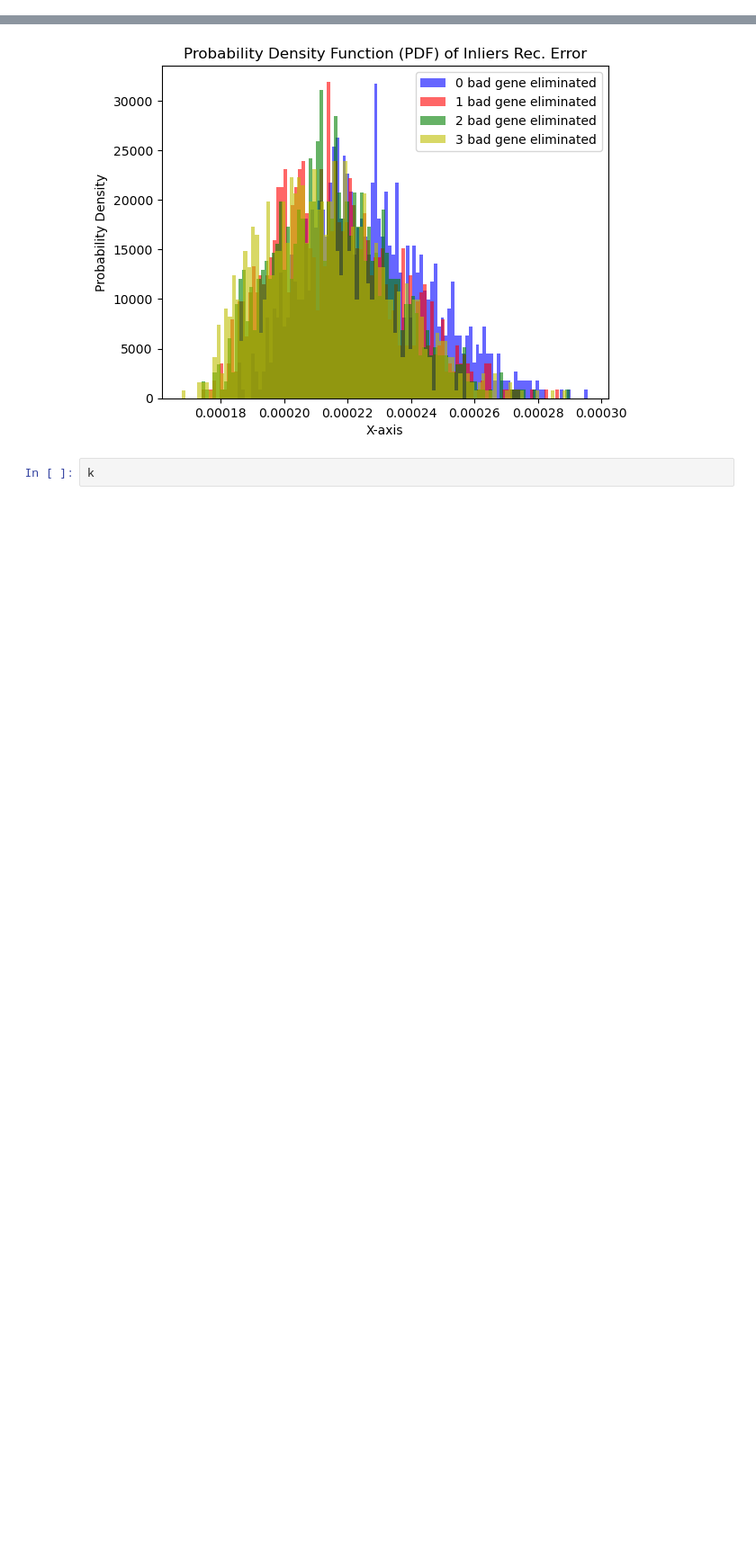
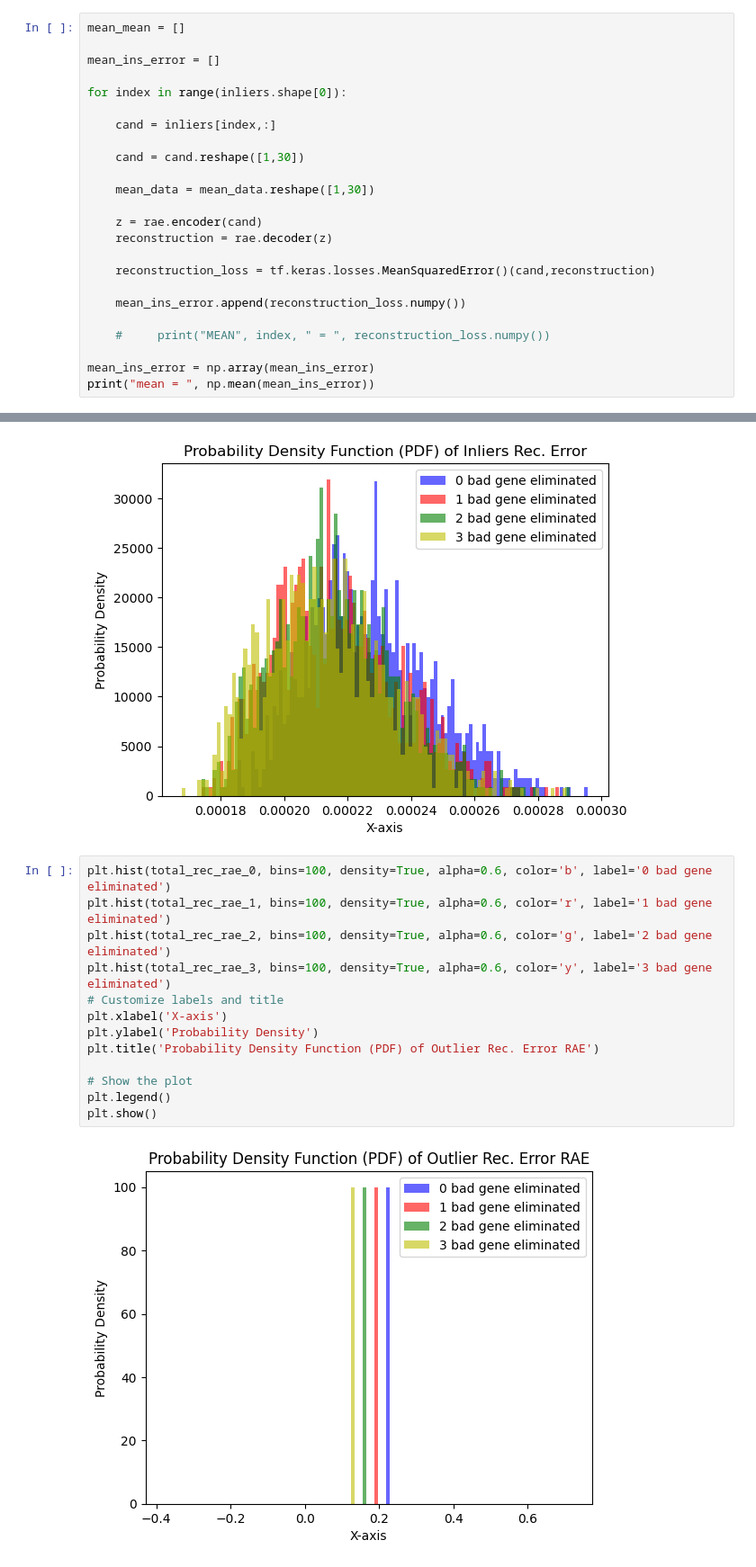
Before and after one commit to SMATousi/outlier_VAE, a Jupyter notebook: Dual_eq_Min.ipynb, the cells around one changed output, grey strips where cells are left out. Shown: that part at 90% size. Saved outputs shown, nothing was run; the diff lists cells and outputs as text; blank space fills up the shorter version.

```diff
--- a/Dual_eq_Min.ipynb
+++ b/Dual_eq_Min.ipynb
@@ -285,0 +425,24 @@ std_MEAN =  4.516684e-06
+# %%
+mean_mean = []
+
+mean_ins_error = []
+
+for index in range(inliers.shape[0]):
+
+    cand = inliers[index,:]
+
+    cand = cand.reshape([1,30])
+
+    mean_data = mean_data.reshape([1,30])
+
+    z = rae.encoder(cand)
+    reconstruction = rae.decoder(z)
+
+    reconstruction_loss = tf.keras.losses.MeanSquaredError()(cand,reconstruction)
+
+    mean_ins_error.append(reconstruction_loss.numpy())
+
+    #     print("MEAN", index, " = ", reconstruction_loss.numpy())
+
+mean_ins_error = np.array(mean_ins_error)
+print("mean = ", np.mean(mean_ins_error))
@@ -1057,4 +1445,17 @@ plt.show()
 # %% [output]
 [figure]
 # %%
-k
+plt.hist(total_rec_rae_0, bins=100, density=True, alpha=0.6, color='b', label='0 bad gene eliminated')
+plt.hist(total_rec_rae_1, bins=100, density=True, alpha=0.6, color='r', label='1 bad gene eliminated')
+plt.hist(total_rec_rae_2, bins=100, density=True, alpha=0.6, color='g', label='2 bad gene eliminated')
+plt.hist(total_rec_rae_3, bins=100, density=True, alpha=0.6, color='y', label='3 bad gene eliminated')
+# Customize labels and title
+plt.xlabel('X-axis')
+plt.ylabel('Probability Density')
+plt.title('Probability Density Function (PDF) of Outlier Rec. Error RAE')
+
+# Show the plot
+plt.legend()
+plt.show()
+# %% [output]
+[figure, added]
```
Also changed, not shown: parts of 22 cells of this notebook, 1 other file.
